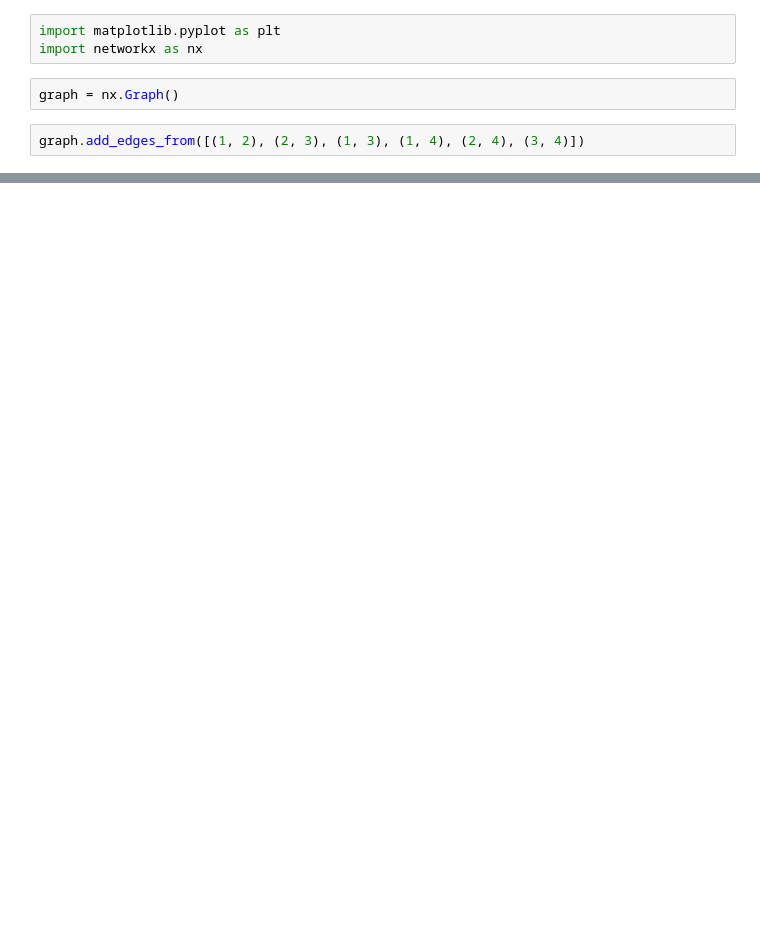
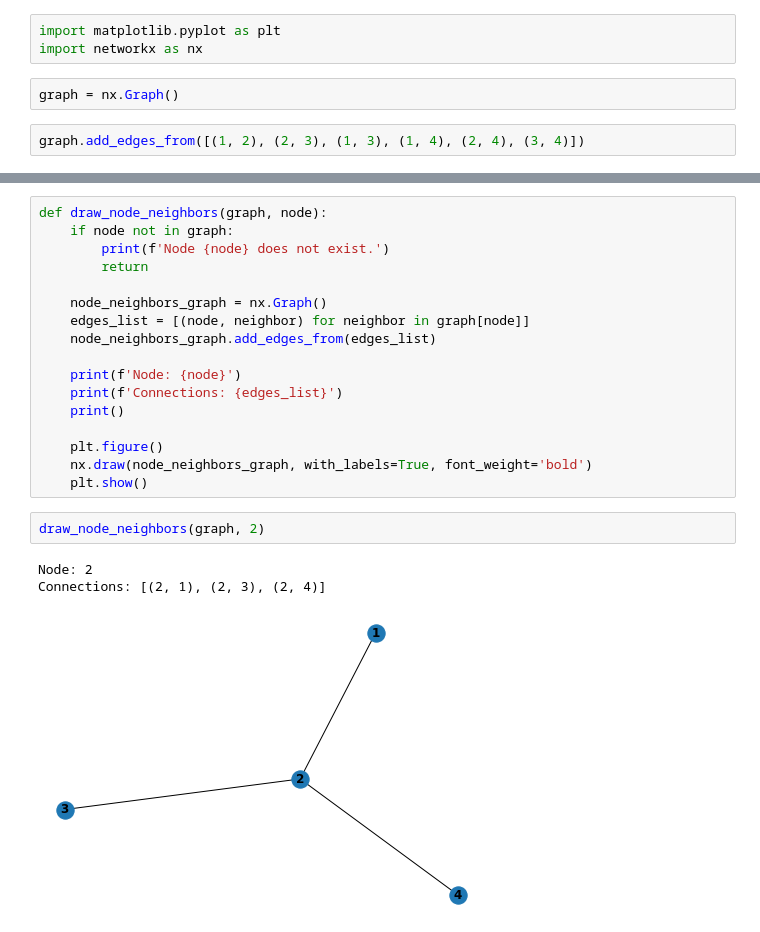
Before and after one commit to dbourdin/graphs, a Jupyter notebook: notebook.ipynb, the cells around one changed output, grey strips where cells are left out. Cells and saved outputs as stored; diff of their text form; blank space fills up the shorter version.

Commit message:
Added method to draw neighbors from a given node on a graph.

```diff
--- a/notebook.ipynb
+++ b/notebook.ipynb
@@ -45,0 +46,23 @@ Connections: [(4, 1), (4, 2), (4, 3)]
+# %%
+def draw_node_neighbors(graph, node):
+    if node not in graph:
+        print(f'Node {node} does not exist.')
+        return
+
+    node_neighbors_graph = nx.Graph()
+    edges_list = [(node, neighbor) for neighbor in graph[node]]
+    node_neighbors_graph.add_edges_from(edges_list)
+
+    print(f'Node: {node}')
+    print(f'Connections: {edges_list}')
+    print()
+
+    plt.figure()
+    nx.draw(node_neighbors_graph, with_labels=True, font_weight='bold')
+    plt.show()
+# %%
+draw_node_neighbors(graph, 2)
+# %% [output]
+Node: 2
+Connections: [(2, 1), (2, 3), (2, 4)]
+[figure, added]
```
Also changed, not shown: parts of 4 cells of this notebook.
